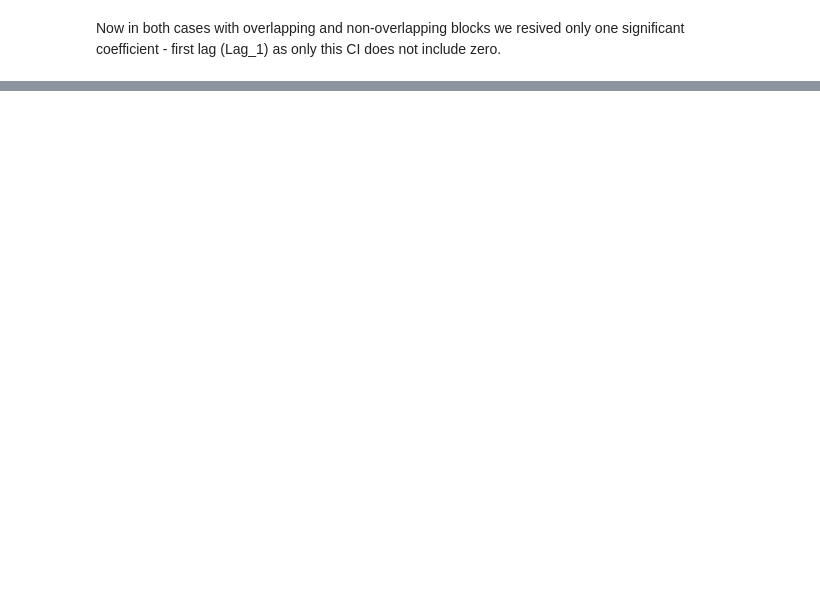
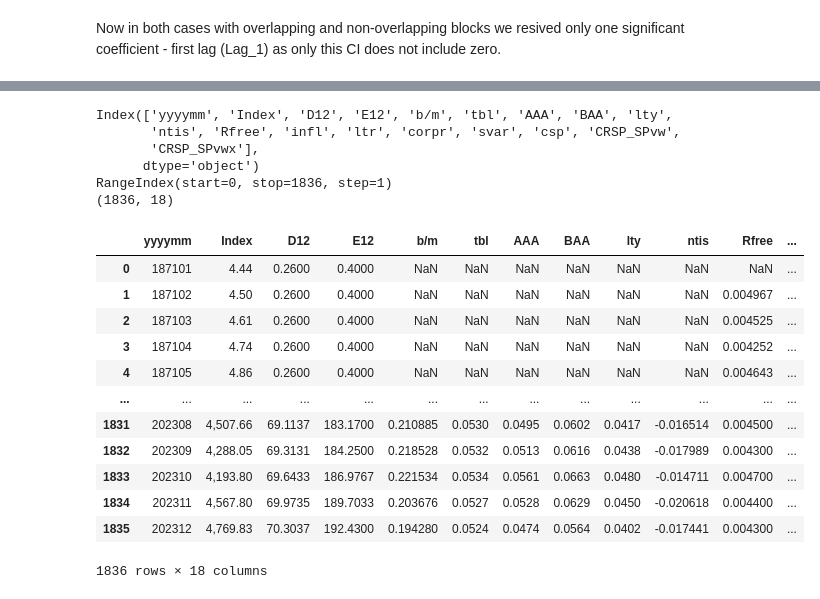
Before and after one commit to LeatherBag011235/Studying-stuff, a Jupyter notebook: Maxim_Shibanov_Econometrics_HA02.ipynb, the cells around one changed output, grey strips where cells are left out. Cells and saved outputs as stored; diff of their text form; code cells hidden in the pictures; blank space fills up the shorter version.

```diff
--- a/Maxim_Shibanov_Econometrics_HA02.ipynb
+++ b/Maxim_Shibanov_Econometrics_HA02.ipynb
@@ -396,0 +418,29 @@ Now in both cases with overlapping and non-overlapping blocks we resived only on
+# %%
+url = 'https://docs.google.com/spreadsheets/d/1bM7vCWd3WOt95Sf9qjLPZjoiafgF_8EG/export?format=csv&gid=407859737'
+df = pd.read_csv(url)
+# %%
+print(df.columns)
+print(df.index)
+print(df.shape)
+df = df.set_index('yyyymm')
+df
+# %% [output]
+Index(['yyyymm', 'Index', 'D12', 'E12', 'b/m', 'tbl', 'AAA', 'BAA', 'lty',
+       'ntis', 'Rfree', 'infl', 'ltr', 'corpr', 'svar', 'csp', 'CRSP_SPvw',
+       'CRSP_SPvwx'],
+      dtype='object')
+RangeIndex(start=0, stop=1836, step=1)
+(1836, 18)
+|  | yyyymm | Index | D12 | E12 | b/m | tbl | AAA | BAA | lty | ntis | Rfree | ... |
+| 0 | 187101 | 4.44 | 0.2600 | 0.4000 | NaN | NaN | NaN | NaN | NaN | NaN | NaN | ... |
+| 1 | 187102 | 4.50 | 0.2600 | 0.4000 | NaN | NaN | NaN | NaN | NaN | NaN | 0.004967 | ... |
+| 2 | 187103 | 4.61 | 0.2600 | 0.4000 | NaN | NaN | NaN | NaN | NaN | NaN | 0.004525 | ... |
+| 3 | 187104 | 4.74 | 0.2600 | 0.4000 | NaN | NaN | NaN | NaN | NaN | NaN | 0.004252 | ... |
+| 4 | 187105 | 4.86 | 0.2600 | 0.4000 | NaN | NaN | NaN | NaN | NaN | NaN | 0.004643 | ... |
+| ... | ... | ... | ... | ... | ... | ... | ... | ... | ... | ... | ... | ... |
+| 1831 | 202308 | 4,507.66 | 69.1137 | 183.1700 | 0.210885 | 0.0530 | 0.0495 | 0.0602 | 0.0417 | -0.016514 | 0.004500 | ... |
+| 1832 | 202309 | 4,288.05 | 69.3131 | 184.2500 | 0.218528 | 0.0532 | 0.0513 | 0.0616 | 0.0438 | -0.017989 | 0.004300 | ... |
+| 1833 | 202310 | 4,193.80 | 69.6433 | 186.9767 | 0.221534 | 0.0534 | 0.0561 | 0.0663 | 0.0480 | -0.014711 | 0.004700 | ... |
+| 1834 | 202311 | 4,567.80 | 69.9735 | 189.7033 | 0.203676 | 0.0527 | 0.0528 | 0.0629 | 0.0450 | -0.020618 | 0.004400 | ... |
+| 1835 | 202312 | 4,769.83 | 70.3037 | 192.4300 | 0.194280 | 0.0524 | 0.0474 | 0.0564 | 0.0402 | -0.017441 | 0.004300 | ... |
+1836 rows × 18 columns
```
Also changed, not shown: parts of 14 cells of this notebook.
